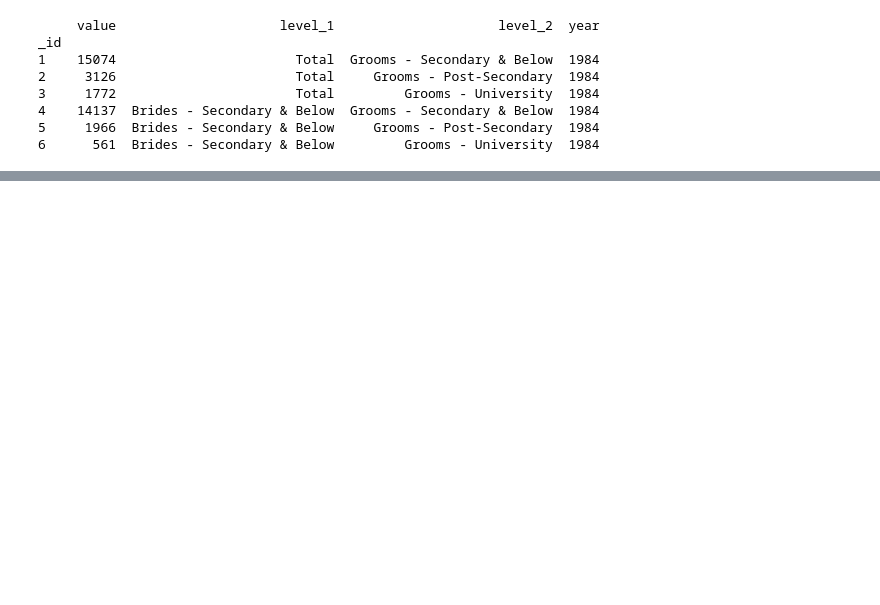
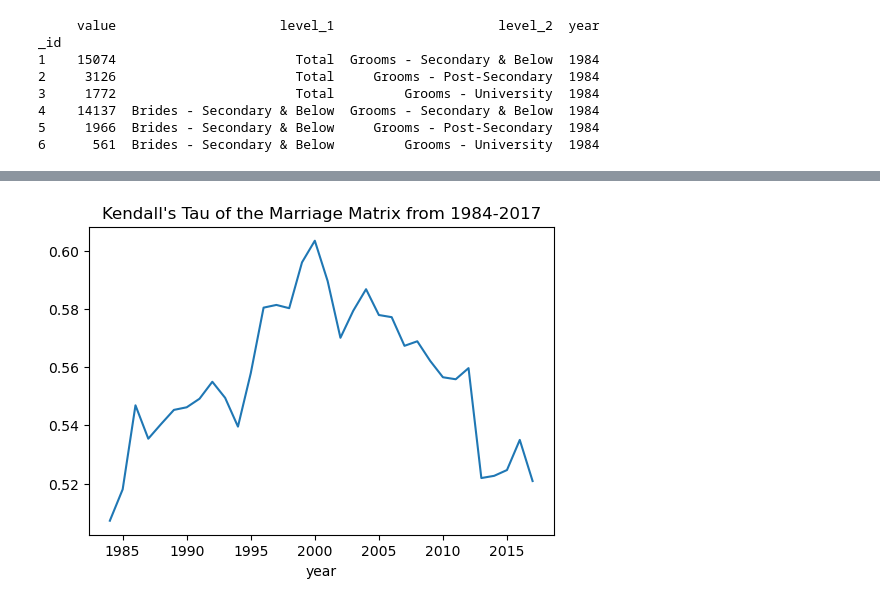
Before and after one commit to YC-Goh/YC-Goh.github.io, a Jupyter notebook: pages/data-projects/sg-marriages-pam.ipynb, the cells around one changed output, grey strips where cells are left out. Saved outputs shown, nothing was run; the diff lists cells and outputs as text; code cells hidden in the pictures; blank space fills up the shorter version.

```diff
--- a/pages/data-projects/sg-marriages-pam.ipynb
+++ b/pages/data-projects/sg-marriages-pam.ipynb
@@ -146,0 +191,16 @@ plt.show()
+# %%
+def kendalltau_contingency(ctable, order_info=None, **kwargs):
+    assert order_info is None or hasattr(order_info, '__getitem__'), 'order_info must be an iterable if provided'
+    if isinstance(ctable, np.ndarray) or isinstance(ctable, list):
+        ctable = pd.DataFrame(ctable)
+    ctable = ctable.unstack(0)
+    data = pd.DataFrame.from_records(
+        np.repeat(
+            ctable.index.to_numpy(),
+            ctable.to_numpy()
+        )
+    )
+    if order_info is not None:
+        data[data.columns[0]] = pd.Categorical(data.iloc[:,0], categories=order_info, ordered=True).codes
+        data[data.columns[1]] = pd.Categorical(data.iloc[:,1], categories=order_info, ordered=True).codes
+    return stats.kendalltau(data.iloc[:,0], data.iloc[:,1], **kwargs).statistic
@@ -146,0 +216,7 @@ plt.show()
+# %%
+fig, axs = plt.subplots(1, 1, figsize=(6,4))
+data.groupby(level='year').apply(lambda gdf: kendalltau_contingency(gdf.reset_index(level=0, drop=True), order_info=['Secondary & Below', 'Post-Secondary', 'University'], variant='b')).plot(ax=axs)
+axs.set_title("Kendall's Tau of the Marriage Matrix from 1984-2017")
+plt.show()
+# %% [output]
+[figure, added]
```
Also changed, not shown: parts of 30 cells of this notebook.
